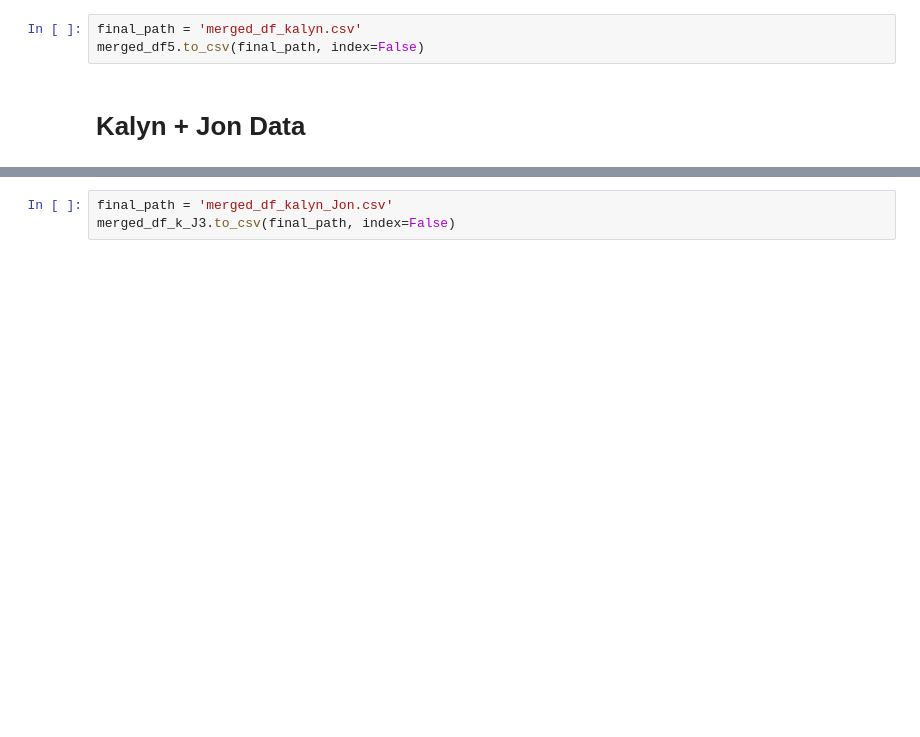
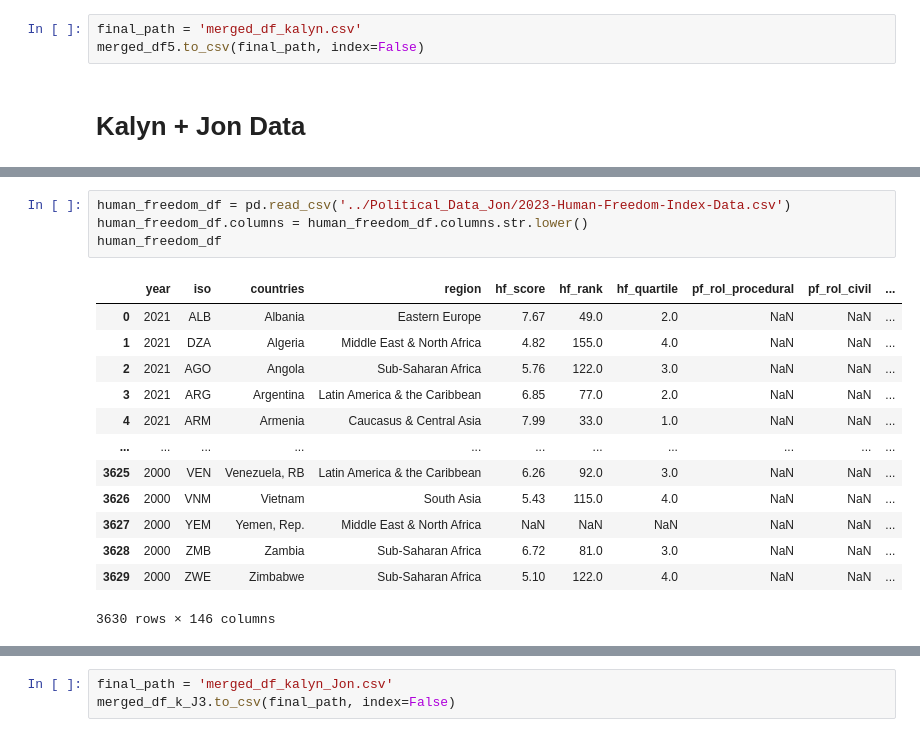
Before and after one commit to ahakobia/JHU_Colossus, a Jupyter notebook: Final Dataset/merging_data.ipynb, the cells around one changed output, grey strips where cells are left out. Cells and saved outputs as stored; diff of their text form; blank space fills up the shorter version.

```diff
--- a/Final Dataset/merging_data.ipynb
+++ b/Final Dataset/merging_data.ipynb
@@ -50 +65,19 @@ merged_df_kalyn.columns = merged_df_kalyn.columns.str.lower()
+# %%
+human_freedom_df = pd.read_csv('../Political_Data_Jon/2023-Human-Freedom-Index-Data.csv')
+human_freedom_df.columns = human_freedom_df.columns.str.lower()
+human_freedom_df
+# %% [output]
+|  | year | iso | countries | region | hf_score | hf_rank | hf_quartile | pf_rol_procedural | pf_rol_civil | ... |
+| 0 | 2021 | ALB | Albania | Eastern Europe | 7.67 | 49.0 | 2.0 | NaN | NaN | ... |
+| 1 | 2021 | DZA | Algeria | Middle East & North Africa | 4.82 | 155.0 | 4.0 | NaN | NaN | ... |
+| 2 | 2021 | AGO | Angola | Sub-Saharan Africa | 5.76 | 122.0 | 3.0 | NaN | NaN | ... |
+| 3 | 2021 | ARG | Argentina | Latin America & the Caribbean | 6.85 | 77.0 | 2.0 | NaN | NaN | ... |
+| 4 | 2021 | ARM | Armenia | Caucasus & Central Asia | 7.99 | 33.0 | 1.0 | NaN | NaN | ... |
+| ... | ... | ... | ... | ... | ... | ... | ... | ... | ... | ... |
+| 3625 | 2000 | VEN | Venezuela, RB | Latin America & the Caribbean | 6.26 | 92.0 | 3.0 | NaN | NaN | ... |
+| 3626 | 2000 | VNM | Vietnam | South Asia | 5.43 | 115.0 | 4.0 | NaN | NaN | ... |
+| 3627 | 2000 | YEM | Yemen, Rep. | Middle East & North Africa | NaN | NaN | NaN | NaN | NaN | ... |
+| 3628 | 2000 | ZMB | Zambia | Sub-Saharan Africa | 6.72 | 81.0 | 3.0 | NaN | NaN | ... |
+| 3629 | 2000 | ZWE | Zimbabwe | Sub-Saharan Africa | 5.10 | 122.0 | 4.0 | NaN | NaN | ... |
+3630 rows × 146 columns
 # %%
```
Also changed, not shown: parts of 10 cells of this notebook, 4 other files.
